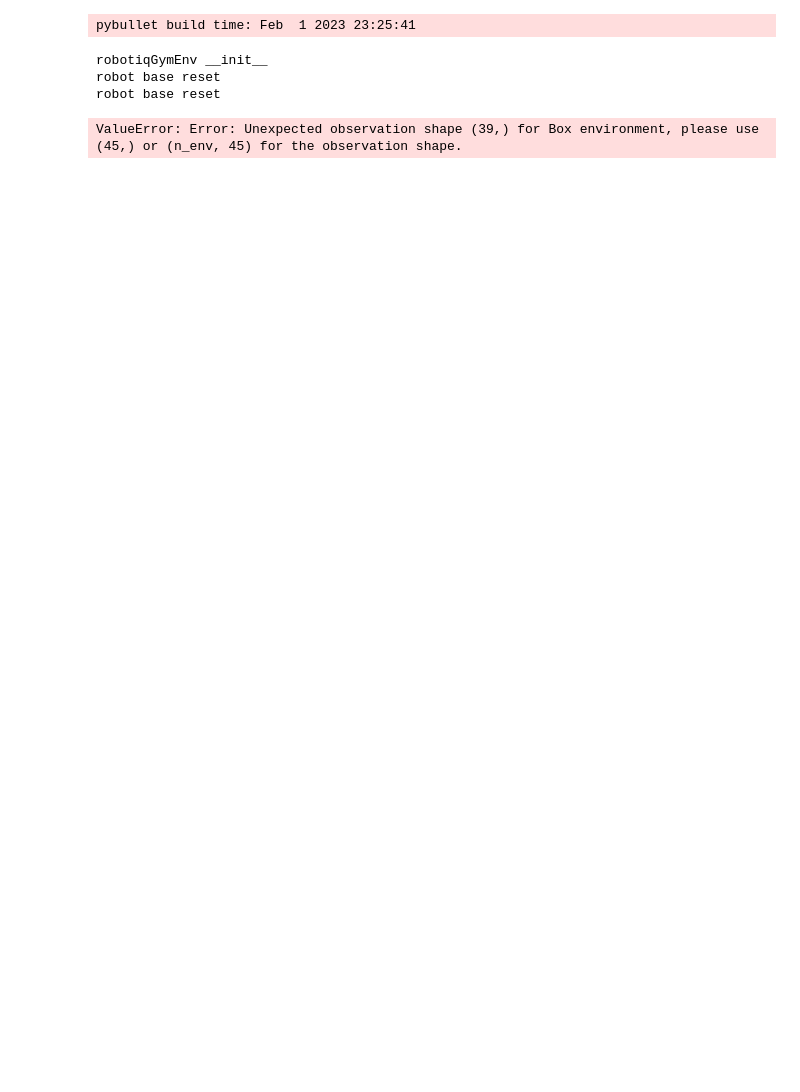
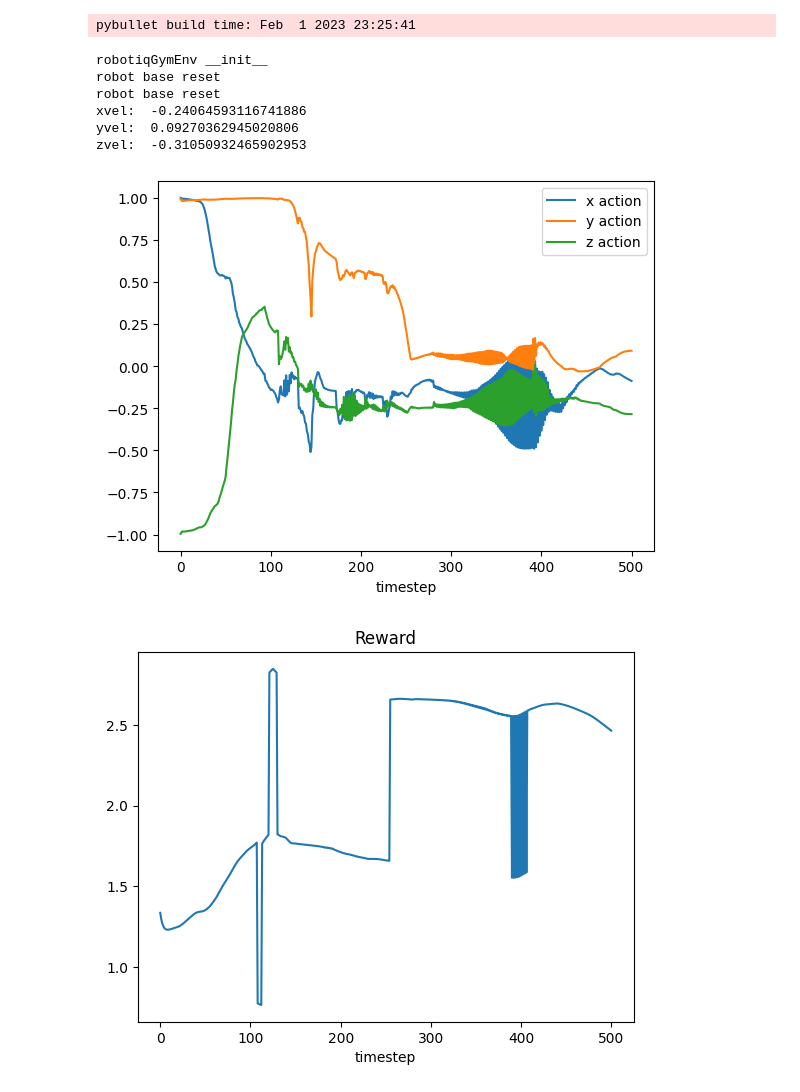
Before and after one commit to baha2r/Fanuc_Robotiq_Grasp, a Jupyter notebook: EnvDebug.ipynb, the cells around one changed output. Cells and saved outputs as stored; diff of their text form; code cells hidden in the pictures; blank space fills up the shorter version.

```diff
--- a/EnvDebug.ipynb
+++ b/EnvDebug.ipynb
@@ -24,7 +24,7 @@ def main():
 
     env = robotiqGymEnv(records=False, renders=False)
 
-    dir = "models/20230307-10:21AM_SAC_M1000_0.04_wovel_long/best_model.zip"
+    dir = "models/20230312-06:53PM_SAC_M10000_0.04_woTS/best_model.zip"
     model = SAC.load(dir)
 
     # mean_reward, std_reward = evaluate_policy(model, env, n_eval_episodes=10)
@@ -98,31 +98,35 @@ def main():
     plt.plot(zposition_, label="z", color='blue')
 
     plt.plot(targetxposition_, linestyle='--', color='red')
     plt.plot(targetyposition_, linestyle='--', color='green')
     plt.plot(targetzposition_, linestyle='--', color='blue')
     plt.xlabel("timestep")
     plt.title("Position")
     plt.legend()
 
     plt.figure()
     plt.plot(closestpoint_, label="closest distance")
     plt.plot(np.zeros(len(closestpoint_)), linestyle='--')
     plt.xlabel("timestep")
     plt.legend()
 
     plt.figure()
     plt.plot(totalforce_, label="total force")
     plt.xlabel("timestep")
     plt.title("Total Force")
 
 
 
 
 if __name__ == "__main__":
   main()
 # %% [output]
 pybullet build time: Feb  1 2023 23:25:41
 robotiqGymEnv __init__
 robot base reset
 robot base reset
+xvel:  -0.24064593116741886
+yvel:  0.09270362945020806
+zvel:  -0.31050932465902953
-ValueError: Error: Unexpected observation shape (39,) for Box environment, please use (45,) or (n_env, 45) for the observation shape.
+[figure, added]
+[figure, added]
```
Also changed, not shown: parts of 1 cell of this notebook, 8 other files.
